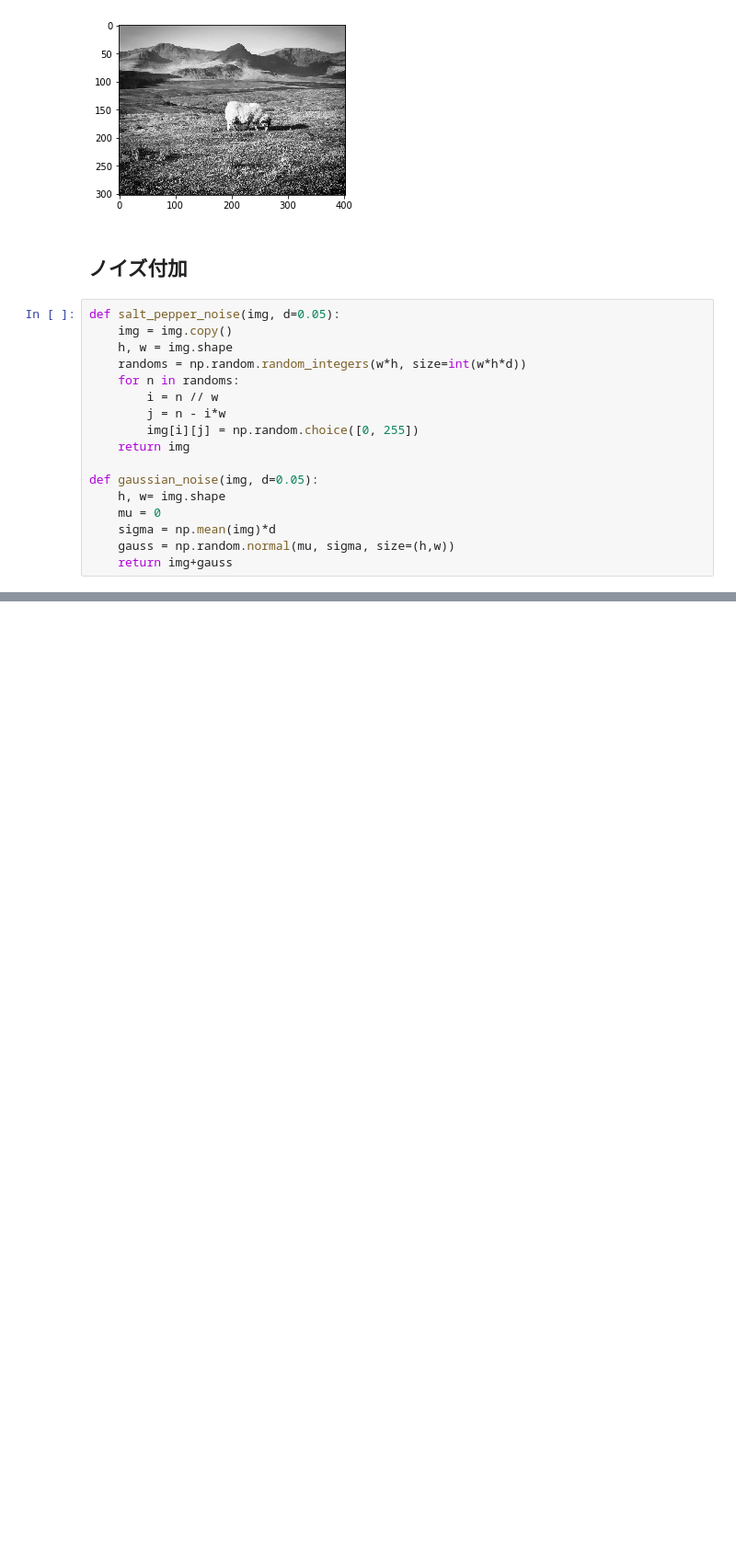
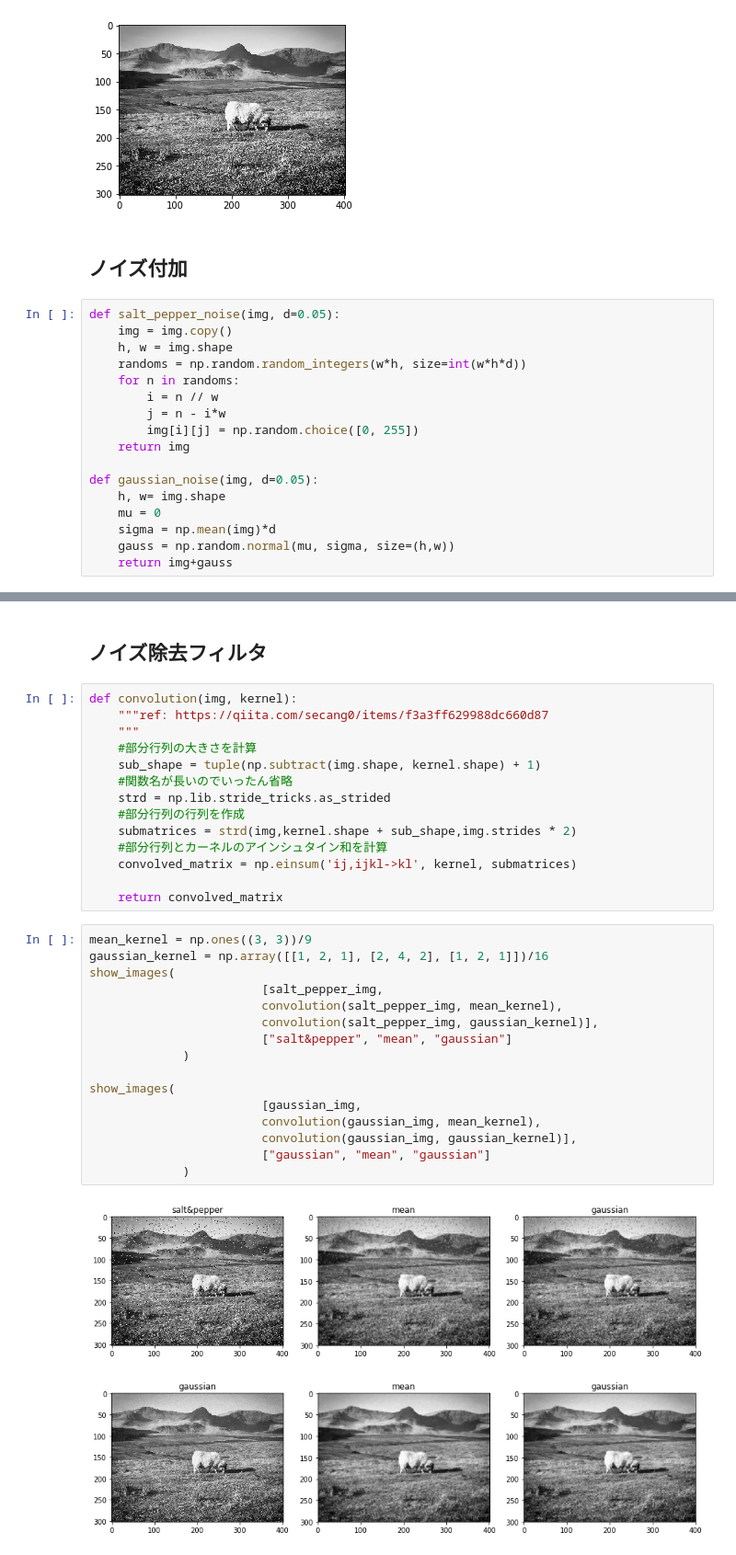
Before and after one commit to rikky0611/image_processing, a Jupyter notebook: filtering.ipynb, the cells around one changed output, grey strips where cells are left out. Shown at 92% size. Saved outputs shown, nothing was run; the diff lists cells and outputs as text; blank space fills up the shorter version.

Commit message:
Add convolution func and some filters

```diff
--- a/filtering.ipynb
+++ b/filtering.ipynb
@@ -71,0 +76,35 @@ show_images([gray_img, salt_pepper_img, gaussian_img])
+# %% [markdown]
+## ノイズ除去フィルタ
+# %%
+def convolution(img, kernel):
+    """ref: https://qiita.com/secang0/items/f3a3ff629988dc660d87
+    """
+    #部分行列の大きさを計算
+    sub_shape = tuple(np.subtract(img.shape, kernel.shape) + 1)
+    #関数名が長いのでいったん省略
+    strd = np.lib.stride_tricks.as_strided
+    #部分行列の行列を作成
+    submatrices = strd(img,kernel.shape + sub_shape,img.strides * 2)
+    #部分行列とカーネルのアインシュタイン和を計算
+    convolved_matrix = np.einsum('ij,ijkl->kl', kernel, submatrices)
+
+    return convolved_matrix
+# %%
+mean_kernel = np.ones((3, 3))/9
+gaussian_kernel = np.array([[1, 2, 1], [2, 4, 2], [1, 2, 1]])/16
+show_images(
+                        [salt_pepper_img,
+                        convolution(salt_pepper_img, mean_kernel),
+                        convolution(salt_pepper_img, gaussian_kernel)],
+                        ["salt&pepper", "mean", "gaussian"]
+             )
+
+show_images(
+                        [gaussian_img,
+                        convolution(gaussian_img, mean_kernel),
+                        convolution(gaussian_img, gaussian_kernel)],
+                        ["gaussian", "mean", "gaussian"]
+             )
+# %% [output]
+[figure, added]
+[figure, added]
```
Also changed, not shown: parts of 4 cells of this notebook.
